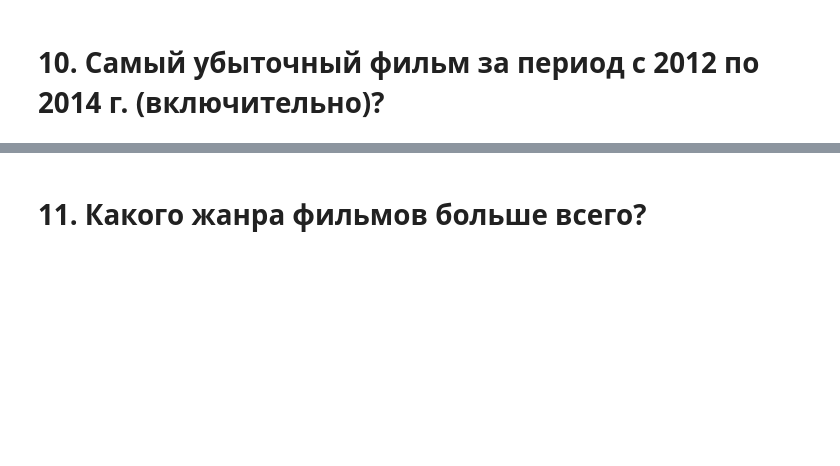
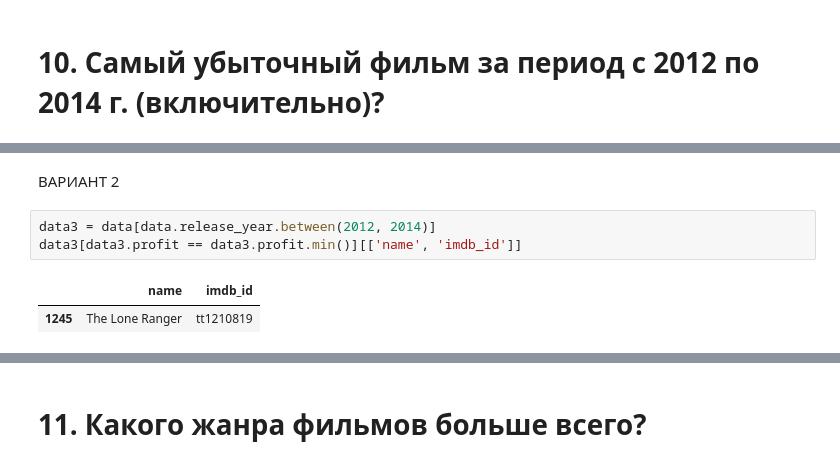
Before and after one commit to anya-chocolat/SkillFactory, a Jupyter notebook: module_1/Movies_IMBD.ipynb, the cells around one changed output, grey strips where cells are left out. Saved outputs shown, nothing was run; the diff lists cells and outputs as text; blank space fills up the shorter version.

```diff
--- a/module_1/Movies_IMBD.ipynb
+++ b/module_1/Movies_IMBD.ipynb
@@ -143,0 +154,8 @@ answers['10'] =
+# %% [markdown]
+ВАРИАНТ 2
+# %%
+data3 = data[data.release_year.between(2012, 2014)]
+data3[data3.profit == data3.profit.min()][['name', 'imdb_id']]
+# %% [output]
+|  | name | imdb_id |
+| 1245 | The Lone Ranger | tt1210819 |
```
Also changed, not shown: parts of 17 cells of this notebook.
